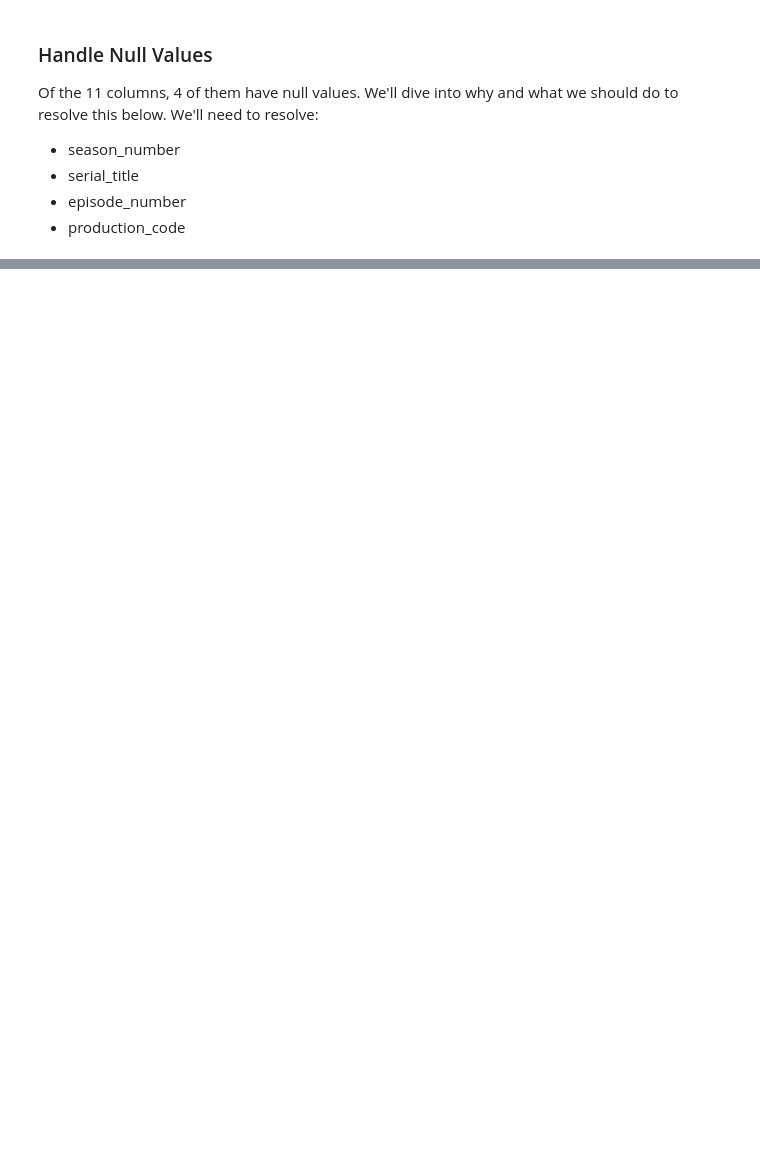
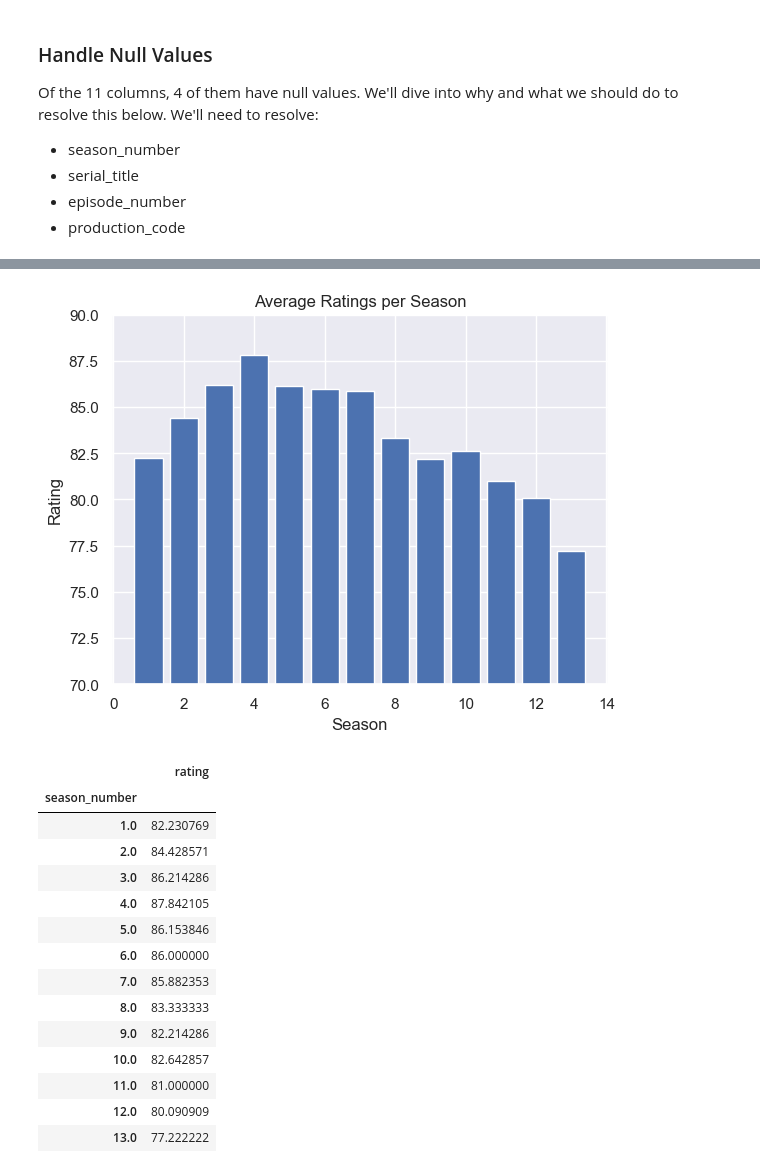
Before and after one commit to rihop6/TFBD-Riley-Repo, a Jupyter notebook: Assignments/QA/Week 1/DoctorWhoData.ipynb, the cells around one changed output, grey strips where cells are left out. Cells and saved outputs as stored; diff of their text form; code cells hidden in the pictures; blank space fills up the shorter version.

```diff
--- a/Assignments/QA/Week 1/DoctorWhoData.ipynb
+++ b/Assignments/QA/Week 1/DoctorWhoData.ipynb
@@ -48,0 +204,30 @@ Name: count, dtype: int64
+# %%
+pivot_table = df.pivot_table(
+    values=["rating"],
+    index=["season_number"]
+)
+
+plt.bar(np.linspace(1,13,13),pivot_table["rating"].to_list())
+plt.title("Average Ratings per Season")
+plt.ylabel("Rating")
+plt.xlabel("Season")
+plt.ylim((70,90))
+plt.show()
+pivot_table.head(13)
+# %% [output]
+[figure, added]
+|  | rating |
+| season_number |  |
+| 1.0 | 82.230769 |
+| 2.0 | 84.428571 |
+| 3.0 | 86.214286 |
+| 4.0 | 87.842105 |
+| 5.0 | 86.153846 |
+| 6.0 | 86.000000 |
+| 7.0 | 85.882353 |
+| 8.0 | 83.333333 |
+| 9.0 | 82.214286 |
+| 10.0 | 82.642857 |
+| 11.0 | 81.000000 |
+| 12.0 | 80.090909 |
+| 13.0 | 77.222222 |
```
Also changed, not shown: parts of 31 cells of this notebook, 6 other files.
